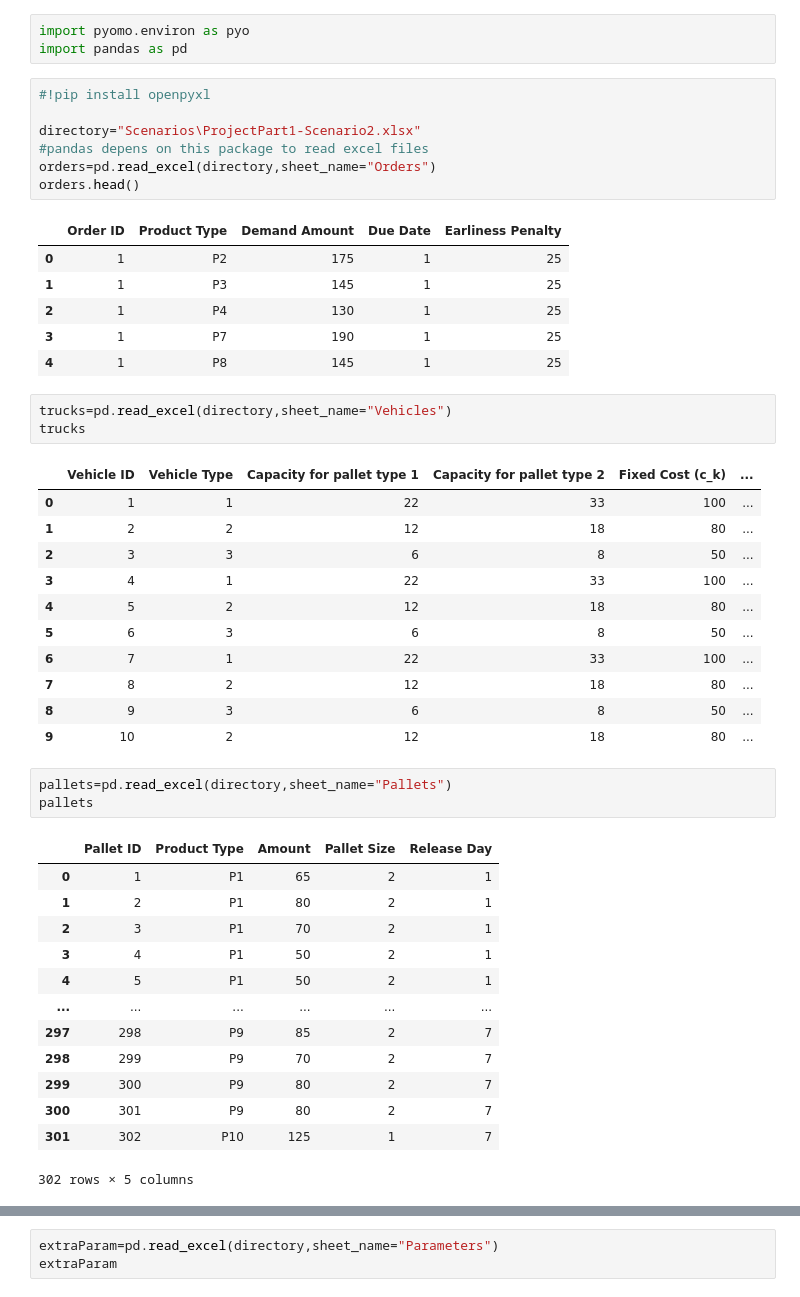
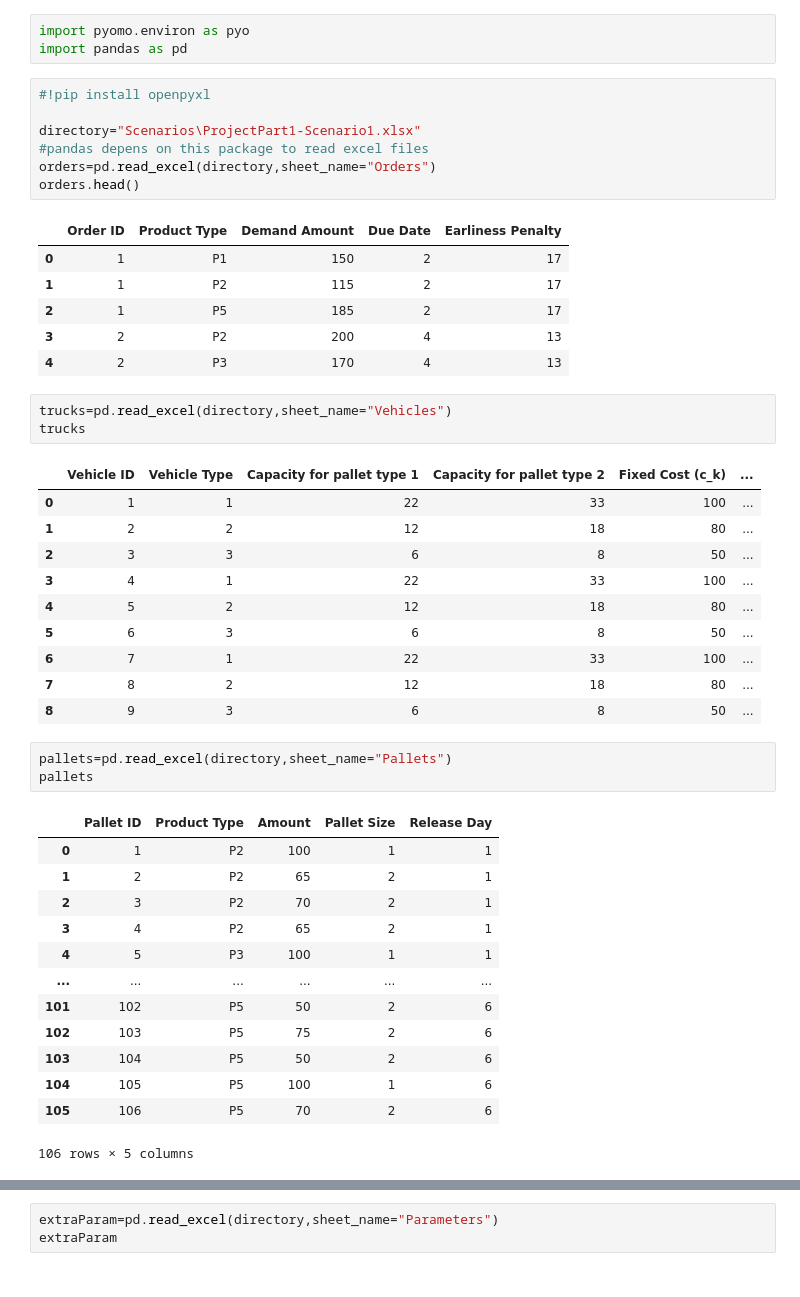
Before and after one commit to cheeseburgerhere/End395, a Jupyter notebook: model.ipynb, the cells around one changed output, grey strips where cells are left out. Saved outputs shown, nothing was run; the diff lists cells and outputs as text.

```diff
--- a/model.ipynb
+++ b/model.ipynb
@@ -6,17 +6,17 @@ import pandas as pd
 # %%
 #!pip install openpyxl
 
-directory="Scenarios\ProjectPart1-Scenario2.xlsx"
+directory="Scenarios\ProjectPart1-Scenario1.xlsx"
 #pandas depens on this package to read excel files
 orders=pd.read_excel(directory,sheet_name="Orders")
 orders.head()
 # %% [output]
 |  | Order ID | Product Type | Demand Amount | Due Date | Earliness Penalty |
-| 0 | 1 | P2 | 175 | 1 | 25 |
-| 1 | 1 | P3 | 145 | 1 | 25 |
-| 2 | 1 | P4 | 130 | 1 | 25 |
-| 3 | 1 | P7 | 190 | 1 | 25 |
-| 4 | 1 | P8 | 145 | 1 | 25 |
+| 0 | 1 | P1 | 150 | 2 | 17 |
+| 1 | 1 | P2 | 115 | 2 | 17 |
+| 2 | 1 | P5 | 185 | 2 | 17 |
+| 3 | 2 | P2 | 200 | 4 | 13 |
+| 4 | 2 | P3 | 170 | 4 | 13 |
 # %%
 trucks=pd.read_excel(directory,sheet_name="Vehicles")
 trucks
@@ -31,24 +31,23 @@ trucks
 | 6 | 7 | 1 | 22 | 33 | 100 | ... |
 | 7 | 8 | 2 | 12 | 18 | 80 | ... |
 | 8 | 9 | 3 | 6 | 8 | 50 | ... |
-| 9 | 10 | 2 | 12 | 18 | 80 | ... |
 # %%
 pallets=pd.read_excel(directory,sheet_name="Pallets")
 pallets
 # %% [output]
 |  | Pallet ID | Product Type | Amount | Pallet Size | Release Day |
-| 0 | 1 | P1 | 65 | 2 | 1 |
-| 1 | 2 | P1 | 80 | 2 | 1 |
-| 2 | 3 | P1 | 70 | 2 | 1 |
-| 3 | 4 | P1 | 50 | 2 | 1 |
-| 4 | 5 | P1 | 50 | 2 | 1 |
+| 0 | 1 | P2 | 100 | 1 | 1 |
+| 1 | 2 | P2 | 65 | 2 | 1 |
+| 2 | 3 | P2 | 70 | 2 | 1 |
+| 3 | 4 | P2 | 65 | 2 | 1 |
+| 4 | 5 | P3 | 100 | 1 | 1 |
 | ... | ... | ... | ... | ... | ... |
-| 297 | 298 | P9 | 85 | 2 | 7 |
-| 298 | 299 | P9 | 70 | 2 | 7 |
-| 299 | 300 | P9 | 80 | 2 | 7 |
-| 300 | 301 | P9 | 80 | 2 | 7 |
-| 301 | 302 | P10 | 125 | 1 | 7 |
+| 101 | 102 | P5 | 50 | 2 | 6 |
+| 102 | 103 | P5 | 75 | 2 | 6 |
+| 103 | 104 | P5 | 50 | 2 | 6 |
+| 104 | 105 | P5 | 100 | 1 | 6 |
+| 105 | 106 | P5 | 70 | 2 | 6 |
-302 rows × 5 columns
+106 rows × 5 columns
 # %%
 pallets["Product Type"].unique()
 # %% [output]
```
Also changed, not shown: parts of 6 cells of this notebook.
